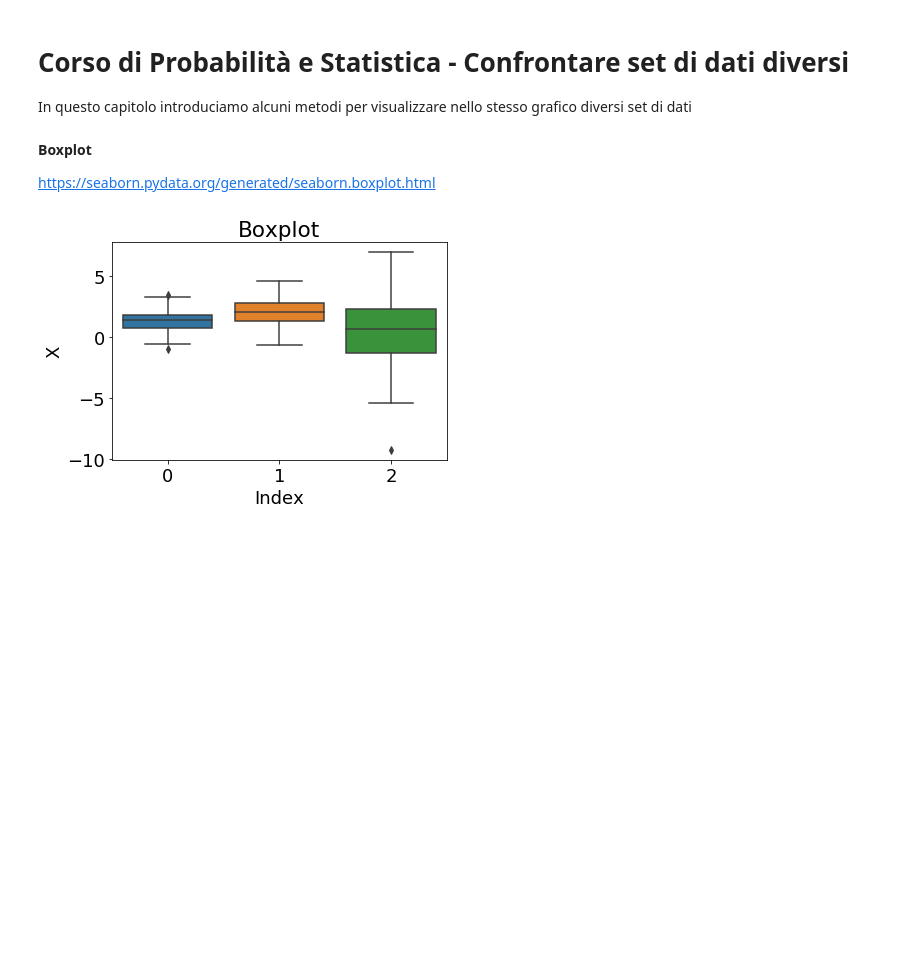
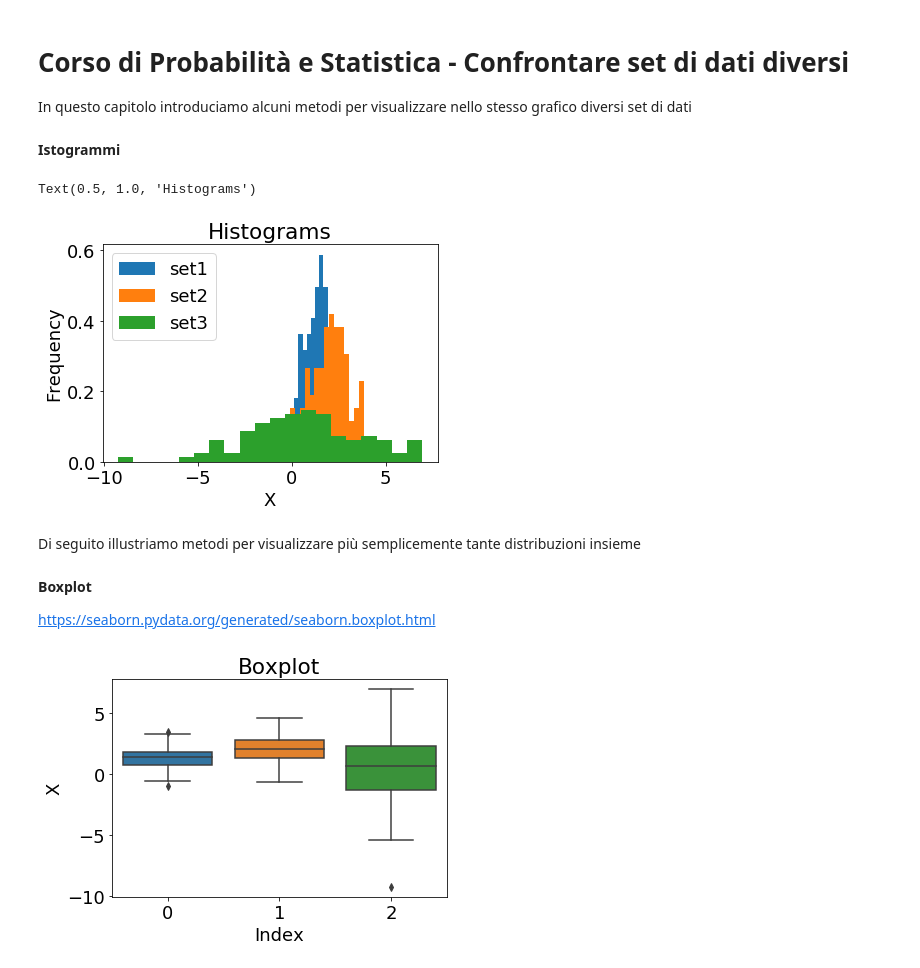
Before and after one commit to SZapperi/CorsoProbabilitaStatistica, a Jupyter notebook: notebooks/04_Confronto_distribuzioni.ipynb, the cells around one changed output. Drawn from its saved outputs; the diff is of its cells as text; code cells hidden in the pictures; blank space fills up the shorter version.

```diff
--- a/notebooks/04_Confronto_distribuzioni.ipynb
+++ b/notebooks/04_Confronto_distribuzioni.ipynb
@@ -22,4 +22,19 @@ x2 = sigma1*np.random.randn(N)+m2
 sigma3=3.
 m3=1.
 x3 = sigma3*np.random.randn(N)+m3
+# %% [markdown]
+**Istogrammi**
+# %%
+plt.hist(x1,bins=20,density=True,label="set1")
+plt.hist(x2,bins=20,density=True, label="set2")
+plt.hist(x3,bins=20,density=True, label="set3")
+plt.legend()
+plt.xlabel('X')
+plt.ylabel('Frequency')
+plt.title('Histograms')
+# %% [output]
+Text(0.5, 1.0, 'Histograms')
+[figure, added]
+# %% [markdown]
+Di seguito illustriamo metodi per visualizzare più semplicemente tante distribuzioni insieme
 # %%
```
Also changed, not shown: parts of 1 cell of this notebook, 2 other files.
